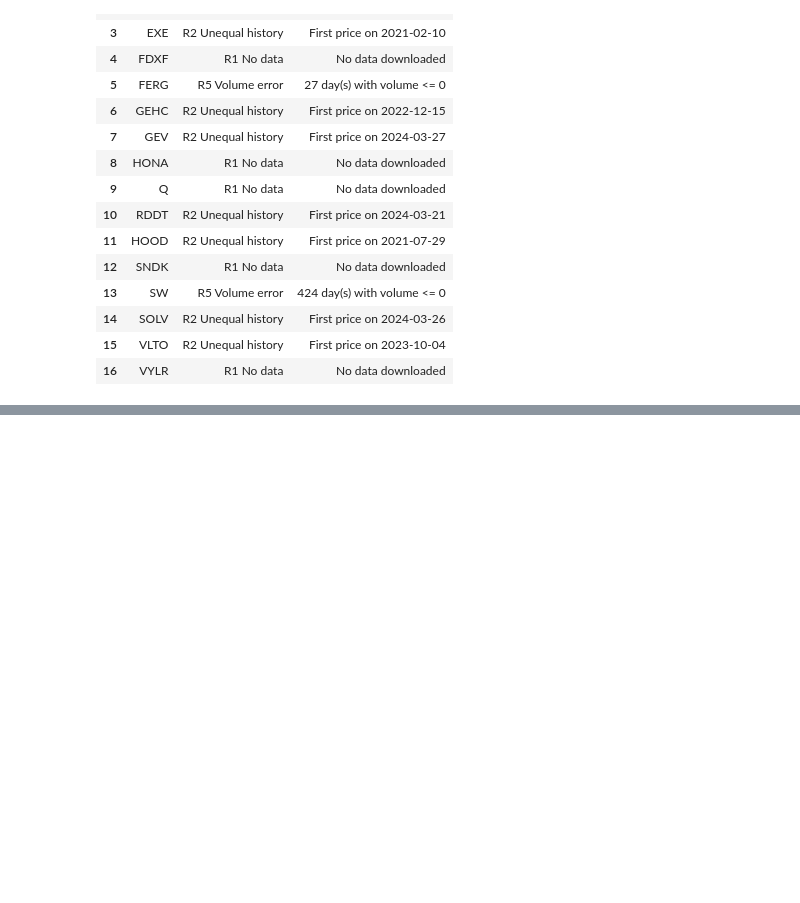
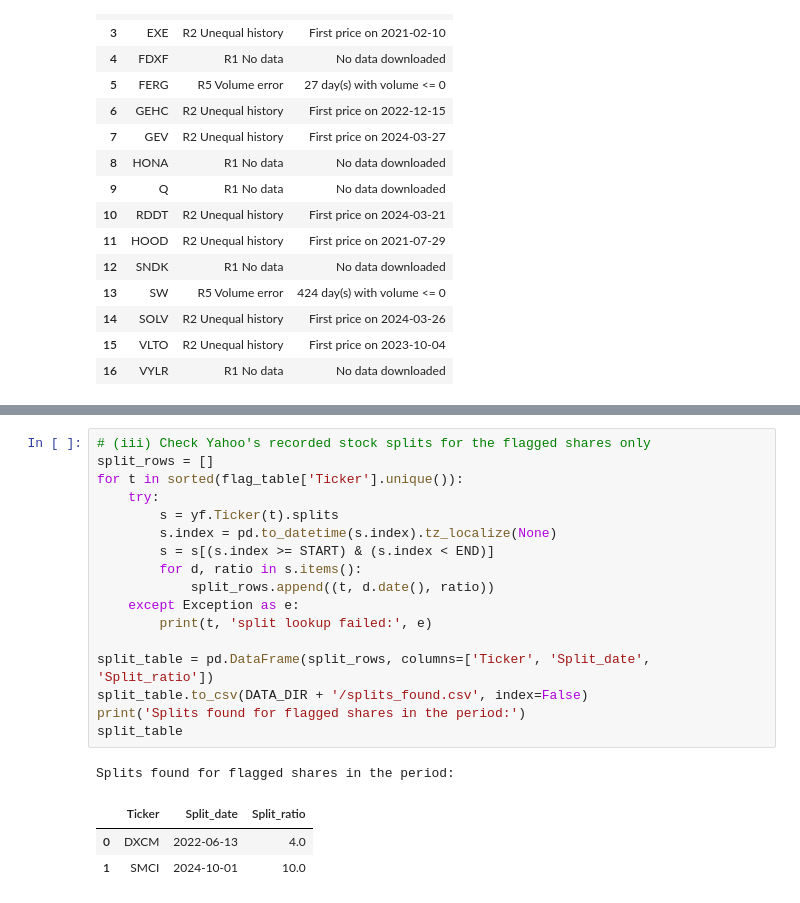
Before and after one commit to shahlyfayeek/crm-cwk1-stock-segmentation, a Jupyter notebook: CRM_CWK1_20521398.ipynb, the cells around one changed output, grey strips where cells are left out. Cells and saved outputs as stored; diff of their text form; blank space fills up the shorter version.

```diff
--- a/CRM_CWK1_20521398.ipynb
+++ b/CRM_CWK1_20521398.ipynb
@@ -255,0 +298,22 @@ Name: count, dtype: int64
+# %%
+# (iii) Check Yahoo's recorded stock splits for the flagged shares only
+split_rows = []
+for t in sorted(flag_table['Ticker'].unique()):
+    try:
+        s = yf.Ticker(t).splits
+        s.index = pd.to_datetime(s.index).tz_localize(None)
+        s = s[(s.index >= START) & (s.index < END)]
+        for d, ratio in s.items():
+            split_rows.append((t, d.date(), ratio))
+    except Exception as e:
+        print(t, 'split lookup failed:', e)
+
+split_table = pd.DataFrame(split_rows, columns=['Ticker', 'Split_date', 'Split_ratio'])
+split_table.to_csv(DATA_DIR + '/splits_found.csv', index=False)
+print('Splits found for flagged shares in the period:')
+split_table
+# %% [output]
+Splits found for flagged shares in the period:
+|  | Ticker | Split_date | Split_ratio |
+| 0 | DXCM | 2022-06-13 | 4.0 |
+| 1 | SMCI | 2024-10-01 | 10.0 |
```
Also changed, not shown: parts of 1 cell of this notebook.
